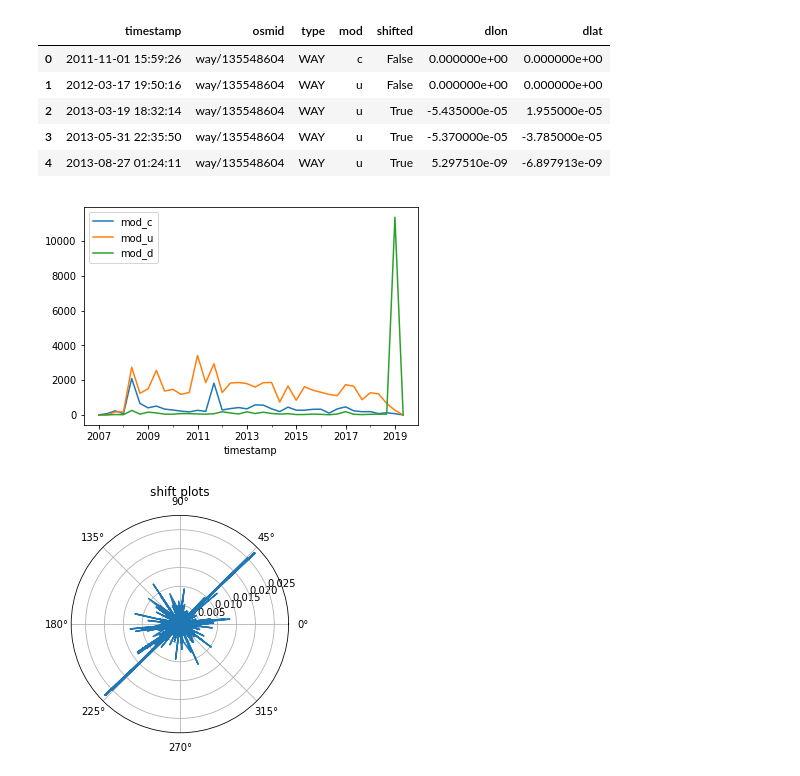
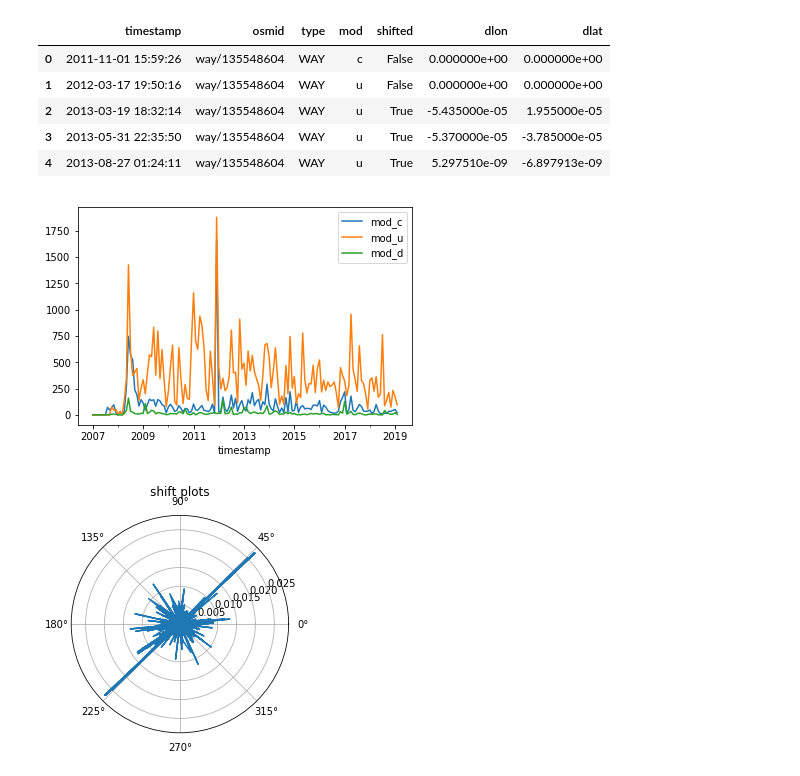
Before and after one commit to GIScience/ohsome-examples, a Jupyter notebook: python/workshop-19-03-06.ipynb, the cells around one changed output. Cells and saved outputs as stored; diff of their text form; code cells hidden in the pictures.

Commit message:
Add files via upload
fix code markdown
better timestamp check

```diff
--- a/python/workshop-19-03-06.ipynb
+++ b/python/workshop-19-03-06.ipynb
@@ -337,9 +338,9 @@ def dataExtractionFullHistory():
     keys="highway"
 
     temporalExtent = METADATA['extractRegion']['temporalExtent']
-    fromTimestamp = temporalExtent['fromTimestamp']
-    toTimestamp = temporalExtent['toTimestamp']
-    time= ','.join([fromTimestamp,toTimestamp])
+    fromTimestamp = pd.to_datetime(temporalExtent['fromTimestamp'])
+    toTimestamp = pd.to_datetime(temporalExtent['toTimestamp'])
+    time= ','.join(temporalExtent.values())
 
     res = dataFullHistory("/centroid"
             ,keys=keys,values=None
@@ -361,6 +362,7 @@ def dataExtractionFullHistory():
         csv_file.writerow([lastP['@validFrom'],lastP['@osmId'],lastP['@osmType'],'c',0,0.0,0.0])
         for f in features[1:]:
             fP = f['properties']
+
             fG = f['geometry']['coordinates']
             if lastP['@osmId'] == fP['@osmId']:
                 if lastP['@validTo'] == fP['@validFrom']:
@@ -371,7 +373,9 @@ def dataExtractionFullHistory():
                     csv_file.writerow([lastP['@validTo'],lastP['@osmId'],lastP['@osmType'],'d',0,0.0,0.0])
                     csv_file.writerow([fP['@validFrom'],fP['@osmId'],fP['@osmType'],'c',0,0.0,0.0])
             else:
-                if lastP['@validTo'] != toTimestamp:
+                # transform to real datetime for comparison
+                lastValidTo = pd.to_datetime(lastP['@validTo'])
+                if lastValidTo  != toTimestamp:
                     csv_file.writerow([lastP['@validTo'],lastP['@osmId'],lastP['@osmType'],'d',0,0.0,0.0])
                 csv_file.writerow([fP['@validFrom'],fP['@osmId'],fP['@osmType'],'c',0,0.0,0.0])
 
@@ -392,15 +396,15 @@ deh.head()
 | 4 | 2013-08-27 01:24:11 | way/135548604 | WAY | u | True | 5.297510e-09 | -6.897913e-09 |
 # %%
 def modification():
-    dfgb = deh.groupby([pd.Grouper(key='timestamp',freq='MS'),'mod']).size().to_frame("count").reset_index()
+    dfgb = deh.groupby(['timestamp','mod']).size().to_frame("count").reset_index()
     dfgb['mod_c'] = dfgb.apply(lambda row: row['count'] if row['mod'] == 'c' else 0, axis=1)
     dfgb['mod_d'] = dfgb.apply(lambda row: row['count'] if row['mod'] == 'd' else 0, axis=1)
     dfgb['mod_u'] = dfgb.apply(lambda row: row['count'] if row['mod'] == 'u' else 0, axis=1)
-    dfgb = dfgb.groupby([pd.Grouper(key='timestamp',freq='4MS')]).agg({'mod_c':'sum','mod_u':'sum','mod_d':'sum'})
+    dfgb = dfgb.groupby([pd.Grouper(key='timestamp',freq='MS')]).agg({'mod_c':'sum','mod_u':'sum','mod_d':'sum'})
     dfgb.plot()
 modification()
 # %% [output]
-[figure, old version]
+[figure, new version]
 # %%
 def shiftPlot():
     dfgb = deh.loc[deh['shifted'] == True]
```
Also changed, not shown: parts of 5 cells of this notebook.
